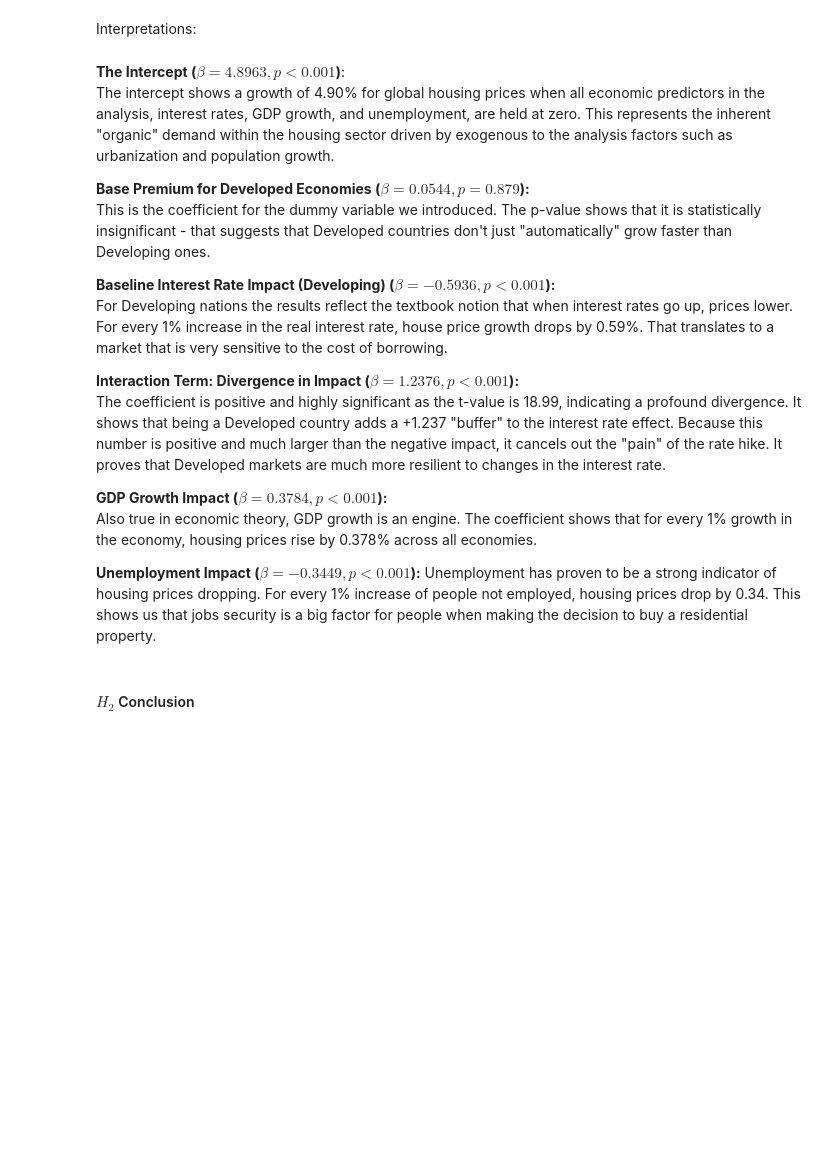
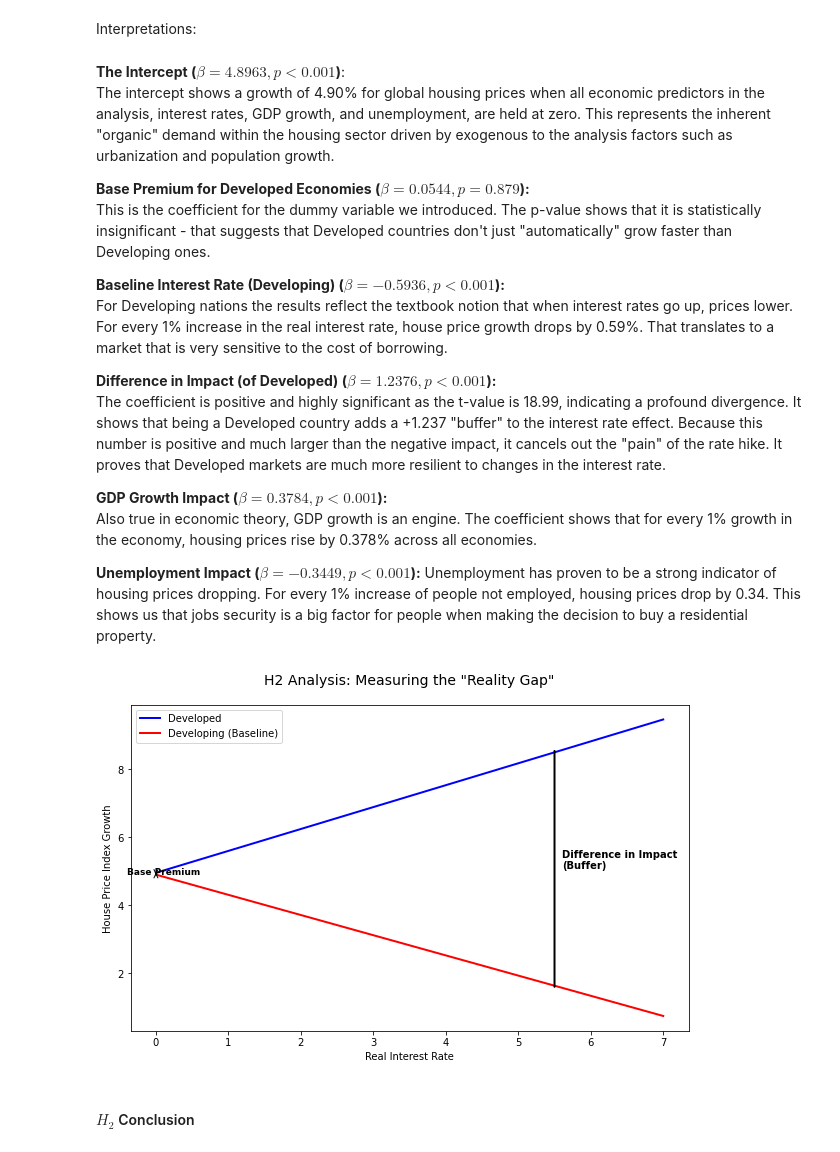
Before and after one commit to SiyanaVel19/Final_project_SU_2026, a Jupyter notebook: Retake_project_notebooks/Project_analysis.ipynb, the cells around one changed output. Saved outputs shown, nothing was run; the diff lists cells and outputs as text; code cells hidden in the pictures; blank space fills up the shorter version.

```diff
--- a/Retake_project_notebooks/Project_analysis.ipynb
+++ b/Retake_project_notebooks/Project_analysis.ipynb
@@ -637,10 +667,10 @@ The intercept shows a growth of 4.90% for global housing prices when all economi
 **Base Premium for Developed Economies ($\beta = 0.0544, p = 0.879$):**
 This is the coefficient for the dummy variable we introduced. The p-value shows that it is statistically insignificant - that suggests that Developed countries don't just "automatically" grow faster than Developing ones.
 
-**Baseline Interest Rate Impact (Developing) ($\beta = -0.5936, p < 0.001$):**
+**Baseline Interest Rate (Developing) ($\beta = -0.5936, p < 0.001$):**
 For Developing nations the results reflect the textbook notion that when interest rates go up, prices lower. For every 1% increase in the real interest rate, house price growth drops by 0.59%. That translates to a market that is very sensitive to the cost of borrowing.
 
-**Interaction Term: Divergence in Impact ($\beta = 1.2376, p < 0.001$):**
+**Difference in Impact (of Developed) ($\beta = 1.2376, p < 0.001$):**
 The coefficient is positive and highly significant as the t-value is 18.99, indicating a profound divergence. It shows that being a Developed country adds a +1.237 "buffer" to the interest rate effect. Because this number is positive and much larger than the negative impact, it cancels out the "pain" of the rate hike. It proves that Developed markets are much more resilient to changes in the interest rate.
 
 **GDP Growth Impact ($\beta = 0.3784, p < 0.001$):**
@@ -648,5 +678,50 @@ Also true in economic theory, GDP growth is an engine. The coefficient shows tha
 
 **Unemployment Impact ($\beta = -0.3449, p < 0.001$):**
 Unemployment has proven to be a strong indicator of housing prices dropping. For every 1% increase of people not employed, housing prices drop by 0.34. This shows us that jobs security is a big factor for people when making the decision to buy a residential property.
+# %%
+#plotting the results for clarity ig
+intercept = 4.8963
+base_premium = 0.0544
+baseline_impact = -0.5936
+diff_in_impact = 1.2376
+
+#  X-axis (Interest Rates from 0% to 10%)
+x = np.linspace(0, 7, 100)
+
+
+# Developed = (Intercept + Base_Premium) + ((Baseline_Impact + Diff_in_Impact) * x)
+y_developed = (intercept + base_premium) + ((baseline_impact + diff_in_impact) * x)
+# Developing = Intercept + (Baseline_Impact * x)
+y_developing = intercept + (baseline_impact * x)
+
+# Plotting
+plt.figure(figsize=(10, 6))
+# developed Line
+plt.plot(x, y_developed, color='blue', linestyle='-', label='Developed', linewidth=2)
+# developing Line
+plt.plot(x, y_developing, color='red', label='Developing (Baseline)', linewidth=2)
+
+# Explanations
+# Base Premium
+plt.annotate('', xy=(0, intercept + base_premium), xytext=(0, intercept),
+             arrowprops=dict(arrowstyle='<->', color='black'))
+plt.text(-0.4, intercept, 'Base Premium', fontsize=9, fontweight='bold')
+
+# Difference in Impact
+mid_x = 5.5
+plt.annotate('', xy=(mid_x, y_developed[80]), xytext=(mid_x, y_developing[80]),
+             arrowprops=dict(arrowstyle='-', color='black', lw=2))
+plt.text(mid_x + 0.1, (y_developed[80] + y_developing[80])/2,
+         'Difference in Impact\n(Buffer)', color='black', fontweight='bold')
+
+# Formatting
+plt.title('H2 Analysis: Measuring the "Reality Gap"', fontsize=14, pad=20)
+plt.xlabel('Real Interest Rate')
+plt.ylabel('House Price Index Growth')
+plt.legend()
+
+plt.show()
+# %% [output]
+[figure, added]
 # %% [markdown]
 #### $H_2$ Conclusion
```
Also changed, not shown: parts of 13 cells of this notebook.
